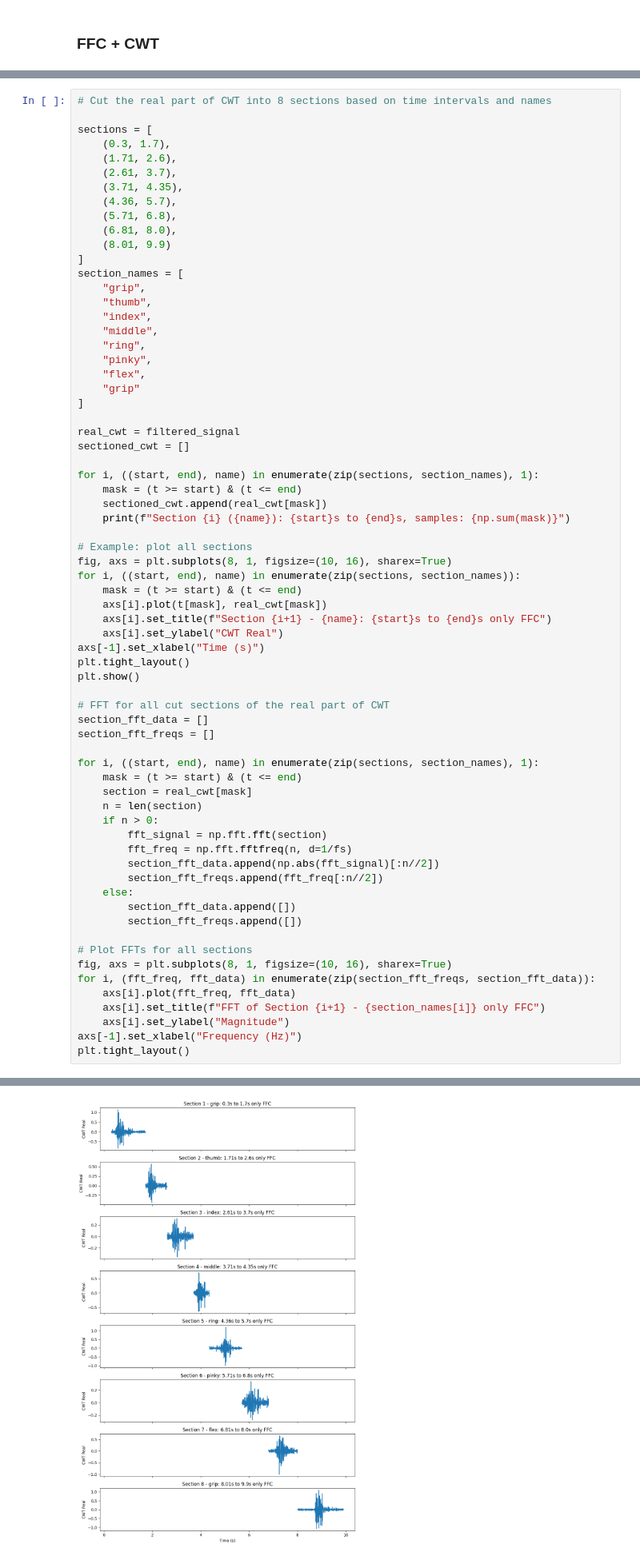
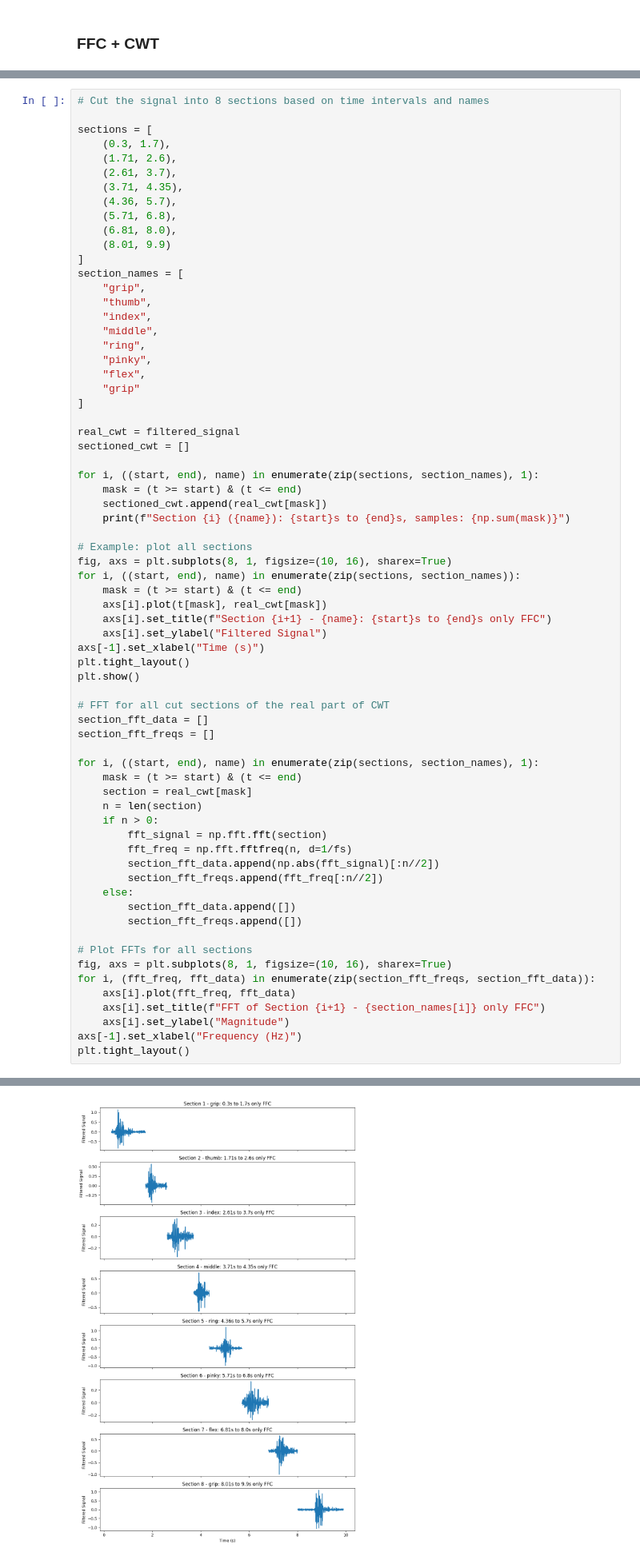
Before and after one commit to OlaffoJaszczur/CWT_magisterka, a Jupyter notebook: show_full_movement_range_zginacze.ipynb, the cells around one changed output, grey strips where cells are left out. Shown at 80% size. Drawn from its saved outputs; the diff is of its cells as text.

```diff
--- a/show_full_movement_range_zginacze.ipynb
+++ b/show_full_movement_range_zginacze.ipynb
@@ -164,5 +166,5 @@ plt.show()
 # %%
-# Cut the real part of CWT into 8 sections based on time intervals and names
+# Cut the signal into 8 sections based on time intervals and names
 
 sections = [
     (0.3, 1.7),
@@ -199,7 +201,7 @@ for i, ((start, end), name) in enumerate(zip(sections, section_names)):
     mask = (t >= start) & (t <= end)
     axs[i].plot(t[mask], real_cwt[mask])
     axs[i].set_title(f"Section {i+1} - {name}: {start}s to {end}s only FFC")
-    axs[i].set_ylabel("CWT Real")
+    axs[i].set_ylabel("Filtered Signal")
 axs[-1].set_xlabel("Time (s)")
 plt.tight_layout()
 plt.show()
@@ -211,32 +213,32 @@ section_fft_freqs = []
 for i, ((start, end), name) in enumerate(zip(sections, section_names), 1):
     mask = (t >= start) & (t <= end)
     section = real_cwt[mask]
     n = len(section)
     if n > 0:
         fft_signal = np.fft.fft(section)
         fft_freq = np.fft.fftfreq(n, d=1/fs)
         section_fft_data.append(np.abs(fft_signal)[:n//2])
         section_fft_freqs.append(fft_freq[:n//2])
     else:
         section_fft_data.append([])
         section_fft_freqs.append([])
 
 # Plot FFTs for all sections
 fig, axs = plt.subplots(8, 1, figsize=(10, 16), sharex=True)
 for i, (fft_freq, fft_data) in enumerate(zip(section_fft_freqs, section_fft_data)):
     axs[i].plot(fft_freq, fft_data)
     axs[i].set_title(f"FFT of Section {i+1} - {section_names[i]} only FFC")
     axs[i].set_ylabel("Magnitude")
 axs[-1].set_xlabel("Frequency (Hz)")
 plt.tight_layout()
 # %% [output]
 Section 1 (grip): 0.3s to 1.7s, samples: 3361
 Section 2 (thumb): 1.71s to 2.6s, samples: 2137
 Section 3 (index): 2.61s to 3.7s, samples: 2617
 Section 4 (middle): 3.71s to 4.35s, samples: 1537
 Section 5 (ring): 4.36s to 5.7s, samples: 3217
 Section 6 (pinky): 5.71s to 6.8s, samples: 2617
 Section 7 (flex): 6.81s to 8.0s, samples: 2857
 Section 8 (grip): 8.01s to 9.9s, samples: 4537
-[figure, old version]
+[figure, new version]
 [figure]
```
Also changed, not shown: parts of 10 cells of this notebook, 23 other files.
